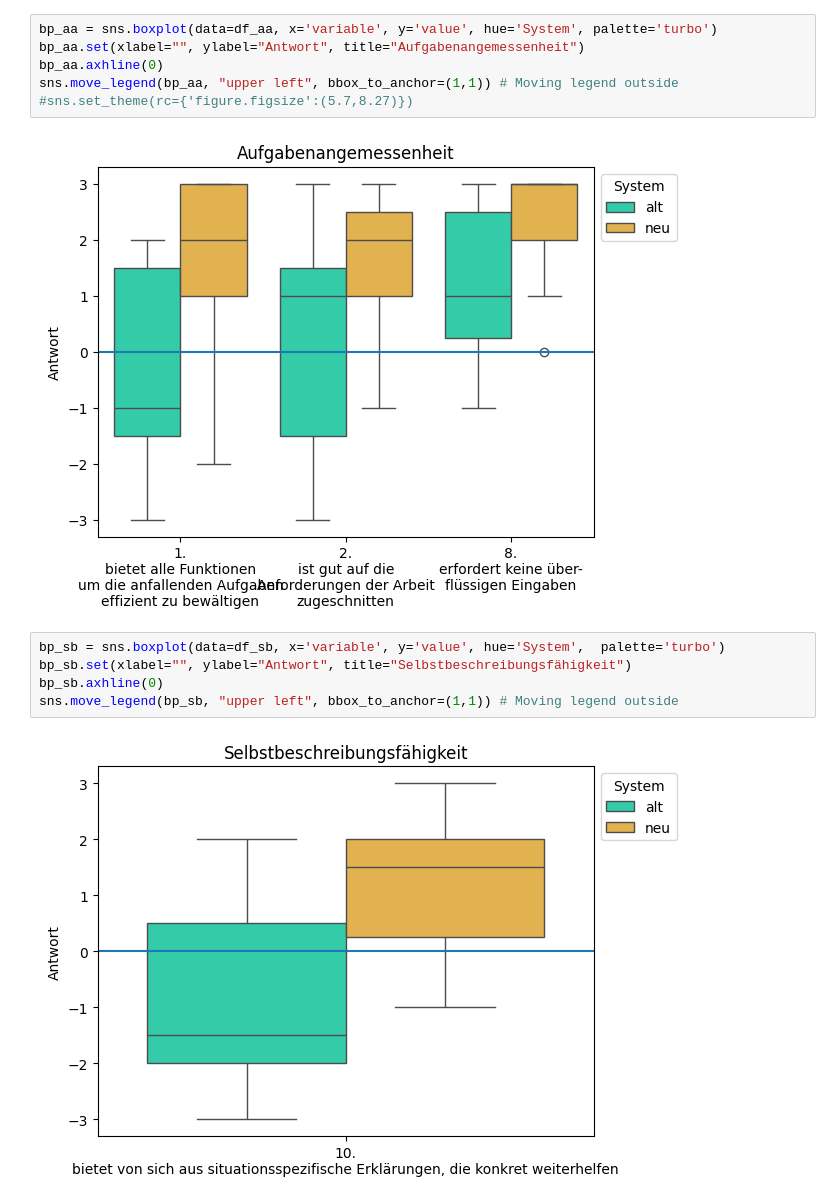
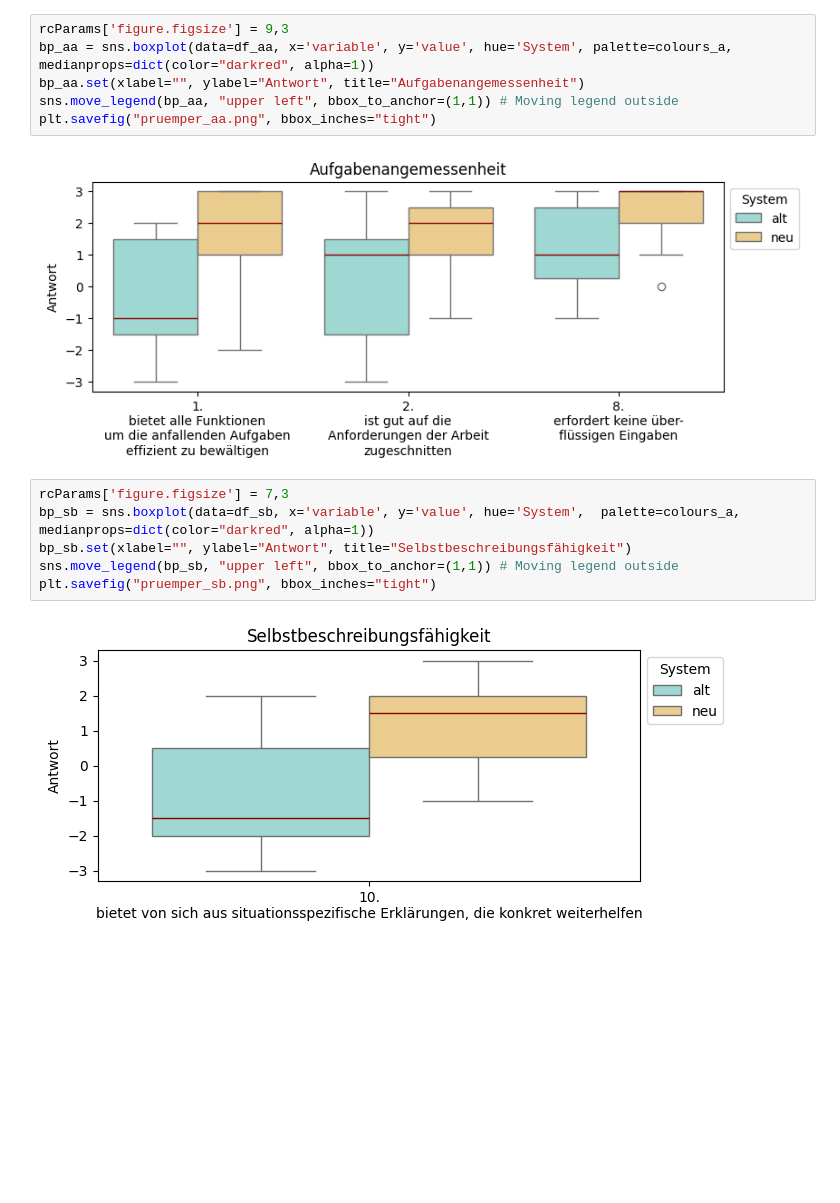
Before and after one commit to sxndrx-cxlxnx/h_da_B7-Bachelorarbeit, a Jupyter notebook: Diagramme/diagramm.ipynb, the cells around one changed output. Saved outputs shown, nothing was run; the diff lists cells and outputs as text; blank space fills up the shorter version.

```diff
--- a/Diagramme/diagramm.ipynb
+++ b/Diagramme/diagramm.ipynb
@@ -167,16 +189,17 @@ sns.move_legend(bp_all, "upper left", bbox_to_anchor=(1,1)) # Moving legend outs
 # %%
-bp_aa = sns.boxplot(data=df_aa, x='variable', y='value', hue='System', palette='turbo')
+rcParams['figure.figsize'] = 9,3
+bp_aa = sns.boxplot(data=df_aa, x='variable', y='value', hue='System', palette=colours_a, medianprops=dict(color="darkred", alpha=1))
 bp_aa.set(xlabel="", ylabel="Antwort", title="Aufgabenangemessenheit")
-bp_aa.axhline(0)
 sns.move_legend(bp_aa, "upper left", bbox_to_anchor=(1,1)) # Moving legend outside
-#sns.set_theme(rc={'figure.figsize':(5.7,8.27)})
+plt.savefig("pruemper_aa.png", bbox_inches="tight")
 # %% [output]
-[figure, old version]
+[figure, new version]
 # %%
-bp_sb = sns.boxplot(data=df_sb, x='variable', y='value', hue='System',  palette='turbo')
+rcParams['figure.figsize'] = 7,3
+bp_sb = sns.boxplot(data=df_sb, x='variable', y='value', hue='System',  palette=colours_a, medianprops=dict(color="darkred", alpha=1))
 bp_sb.set(xlabel="", ylabel="Antwort", title="Selbstbeschreibungsfähigkeit")
-bp_sb.axhline(0)
 sns.move_legend(bp_sb, "upper left", bbox_to_anchor=(1,1)) # Moving legend outside
+plt.savefig("pruemper_sb.png", bbox_inches="tight")
 # %% [output]
-[figure, old version]
+[figure, new version]
 # %%
```
Also changed, not shown: parts of 8 cells of this notebook, 11 other files.
